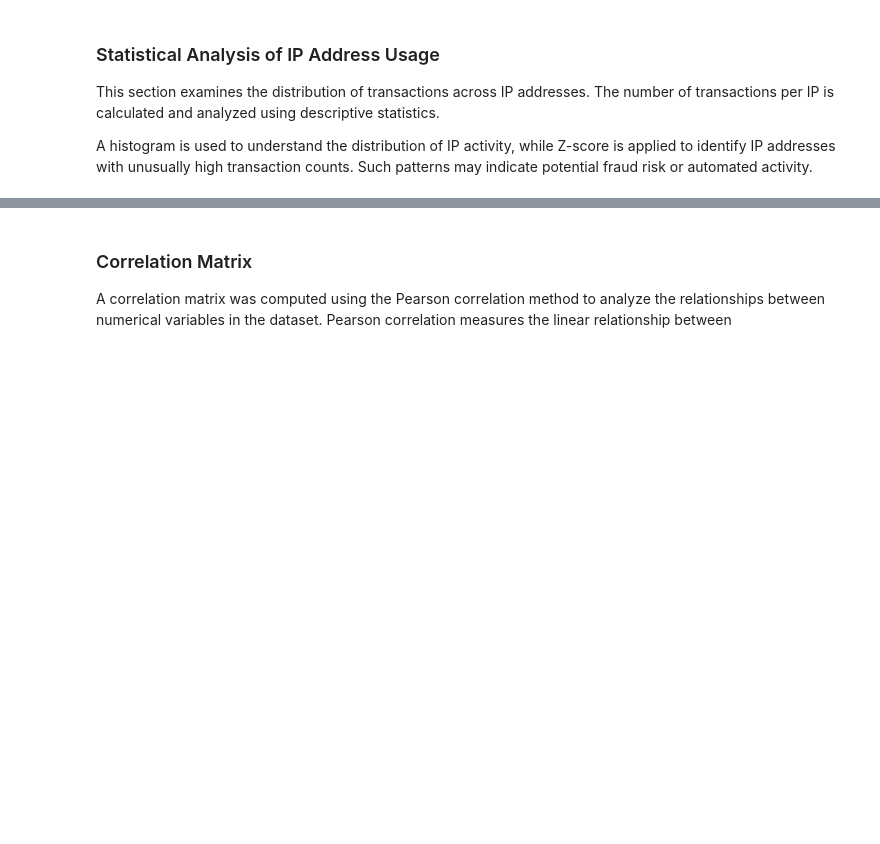
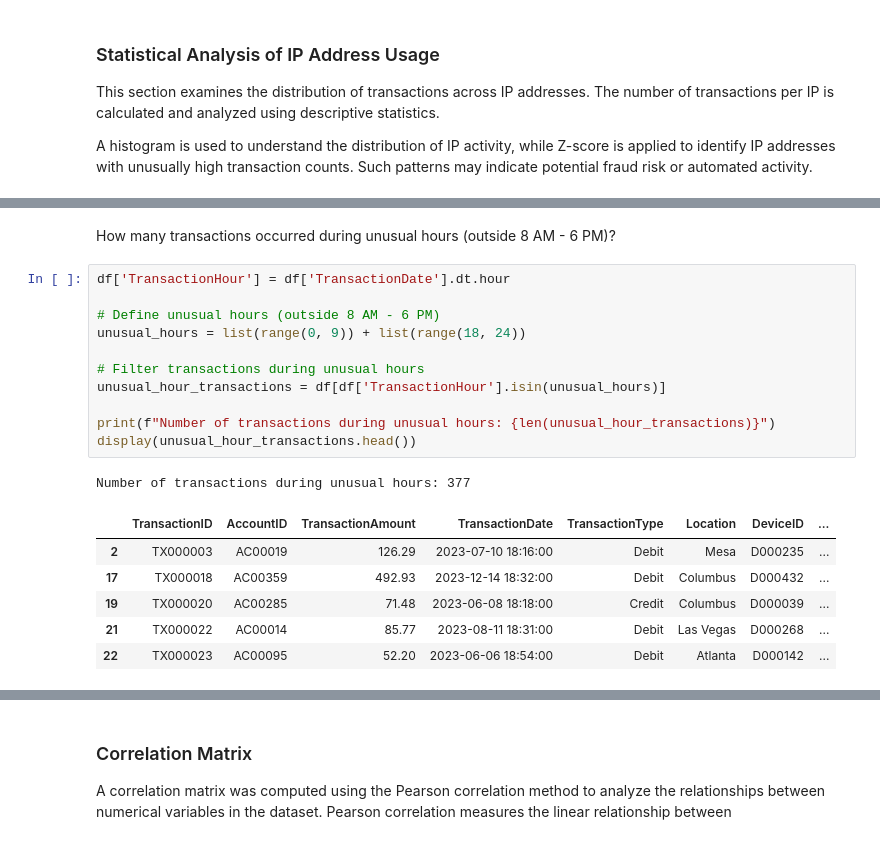
Before and after one commit to marghistani22/Data_Engineering, a Jupyter notebook: Untitled1.ipynb, the cells around one changed output, grey strips where cells are left out. Drawn from its saved outputs; the diff is of its cells as text; blank space fills up the shorter version.

```diff
--- a/Untitled1.ipynb
+++ b/Untitled1.ipynb
@@ -646,0 +675,21 @@ Name: count, dtype: int64
+# %% [markdown]
+How many transactions occurred during unusual hours (outside 8 AM - 6 PM)?
+# %%
+df['TransactionHour'] = df['TransactionDate'].dt.hour
+
+# Define unusual hours (outside 8 AM - 6 PM)
+unusual_hours = list(range(0, 9)) + list(range(18, 24))
+
+# Filter transactions during unusual hours
+unusual_hour_transactions = df[df['TransactionHour'].isin(unusual_hours)]
+
+print(f"Number of transactions during unusual hours: {len(unusual_hour_transactions)}")
+display(unusual_hour_transactions.head())
+# %% [output]
+Number of transactions during unusual hours: 377
+|  | TransactionID | AccountID | TransactionAmount | TransactionDate | TransactionType | Location | DeviceID | ... |
+| 2 | TX000003 | AC00019 | 126.29 | 2023-07-10 18:16:00 | Debit | Mesa | D000235 | ... |
+| 17 | TX000018 | AC00359 | 492.93 | 2023-12-14 18:32:00 | Debit | Columbus | D000432 | ... |
+| 19 | TX000020 | AC00285 | 71.48 | 2023-06-08 18:18:00 | Credit | Columbus | D000039 | ... |
+| 21 | TX000022 | AC00014 | 85.77 | 2023-08-11 18:31:00 | Debit | Las Vegas | D000268 | ... |
+| 22 | TX000023 | AC00095 | 52.20 | 2023-06-06 18:54:00 | Debit | Atlanta | D000142 | ... |
```
Also changed, not shown: parts of 46 cells of this notebook.
